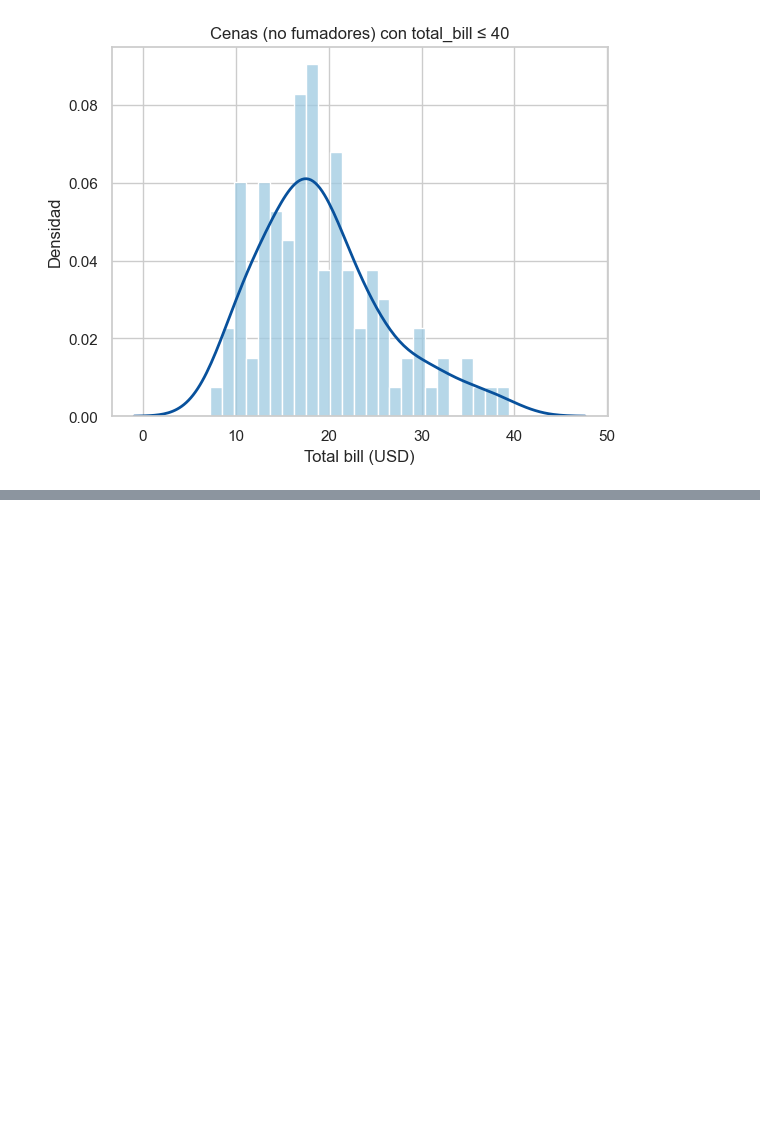
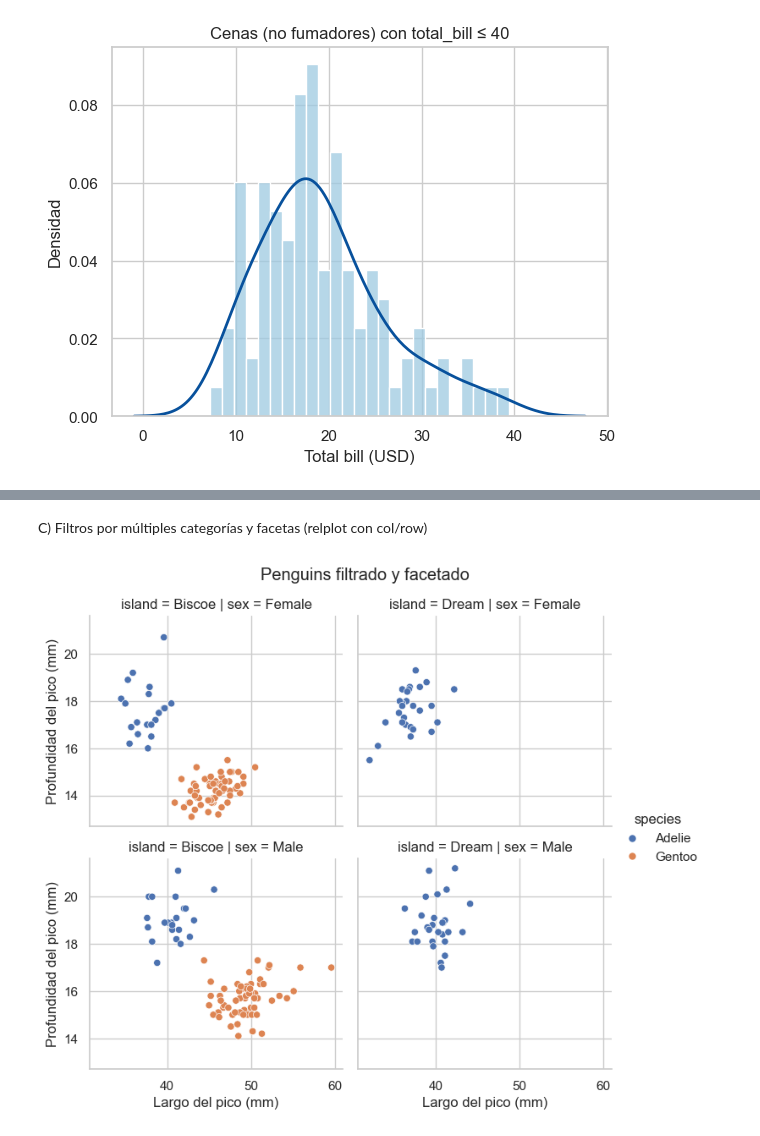
Before and after one commit to wilson-j-insaurralde/Seaborn, a Jupyter notebook: teoria/008_Integración con Pandas.ipynb, the cells around one changed output, grey strips where cells are left out. Drawn from its saved outputs; the diff is of its cells as text; code cells hidden in the pictures; blank space fills up the shorter version.

```diff
--- a/teoria/008_Integración con Pandas.ipynb
+++ b/teoria/008_Integración con Pandas.ipynb
@@ -116,0 +147,24 @@ plt.show()
+# %% [markdown]
+C) Filtros por múltiples categorías y facetas (relplot con col/row)
+# %%
+import seaborn as sns
+import matplotlib.pyplot as plt
+
+sns.set_theme(style="whitegrid", context="notebook")
+penguins = sns.load_dataset("penguins").dropna()
+
+# Filtro: solo especies Adelie y Gentoo, y dos islas
+df = penguins.query("species in ['Adelie', 'Gentoo'] and island in ['Biscoe', 'Dream']")
+
+g = sns.relplot(
+    data=df, kind="scatter",
+    x="bill_length_mm", y="bill_depth_mm",
+    hue="species", col="island", row="sex",
+    height=3.2, aspect=1.1
+)
+g.set_axis_labels("Largo del pico (mm)", "Profundidad del pico (mm)")
+g.set_titles("island = {col_name} | sex = {row_name}")
+g.figure.suptitle("Penguins filtrado y facetado", y=1.03)
+plt.show()
+# %% [output]
+[figure, added]
```
Also changed, not shown: parts of 2 cells of this notebook.
